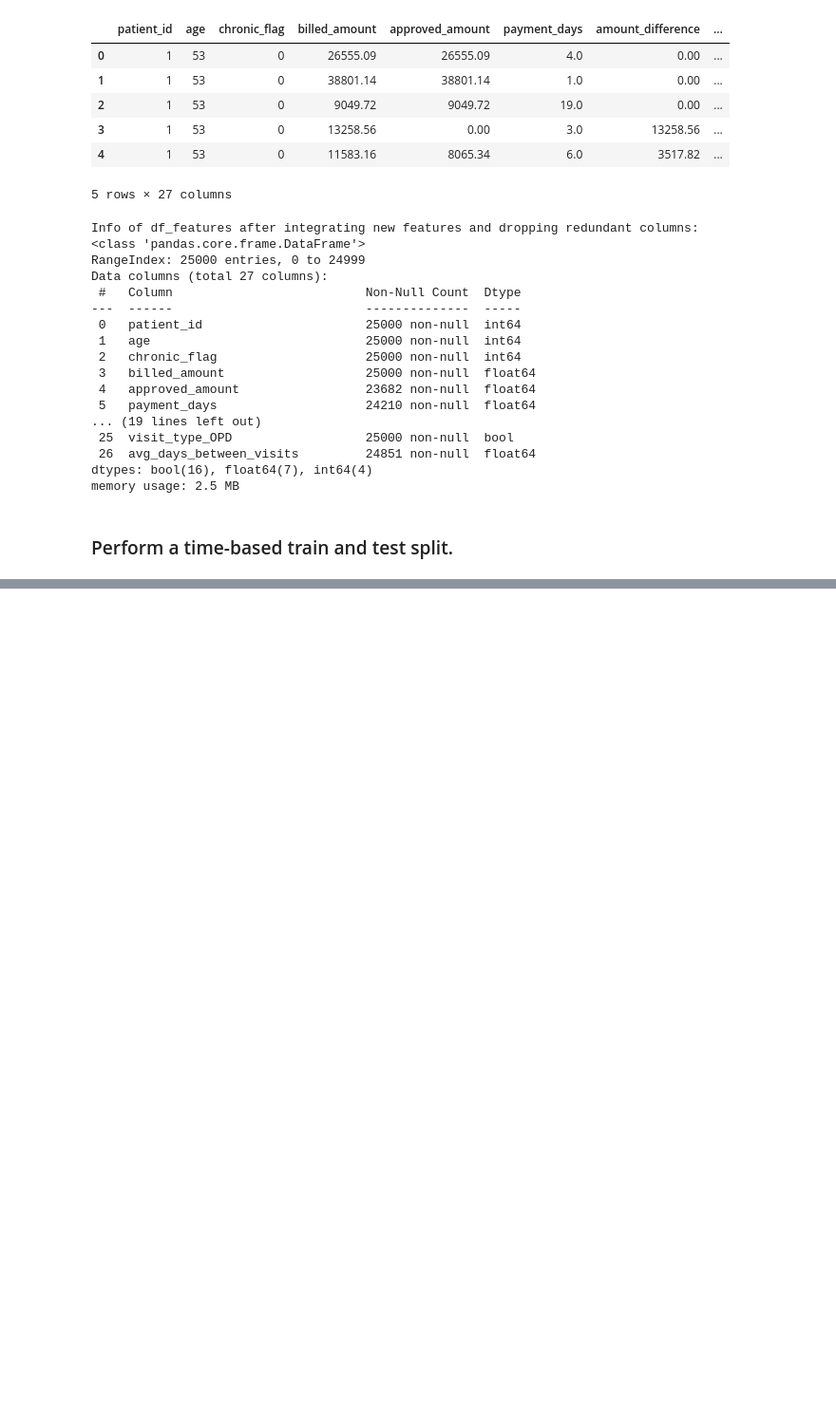
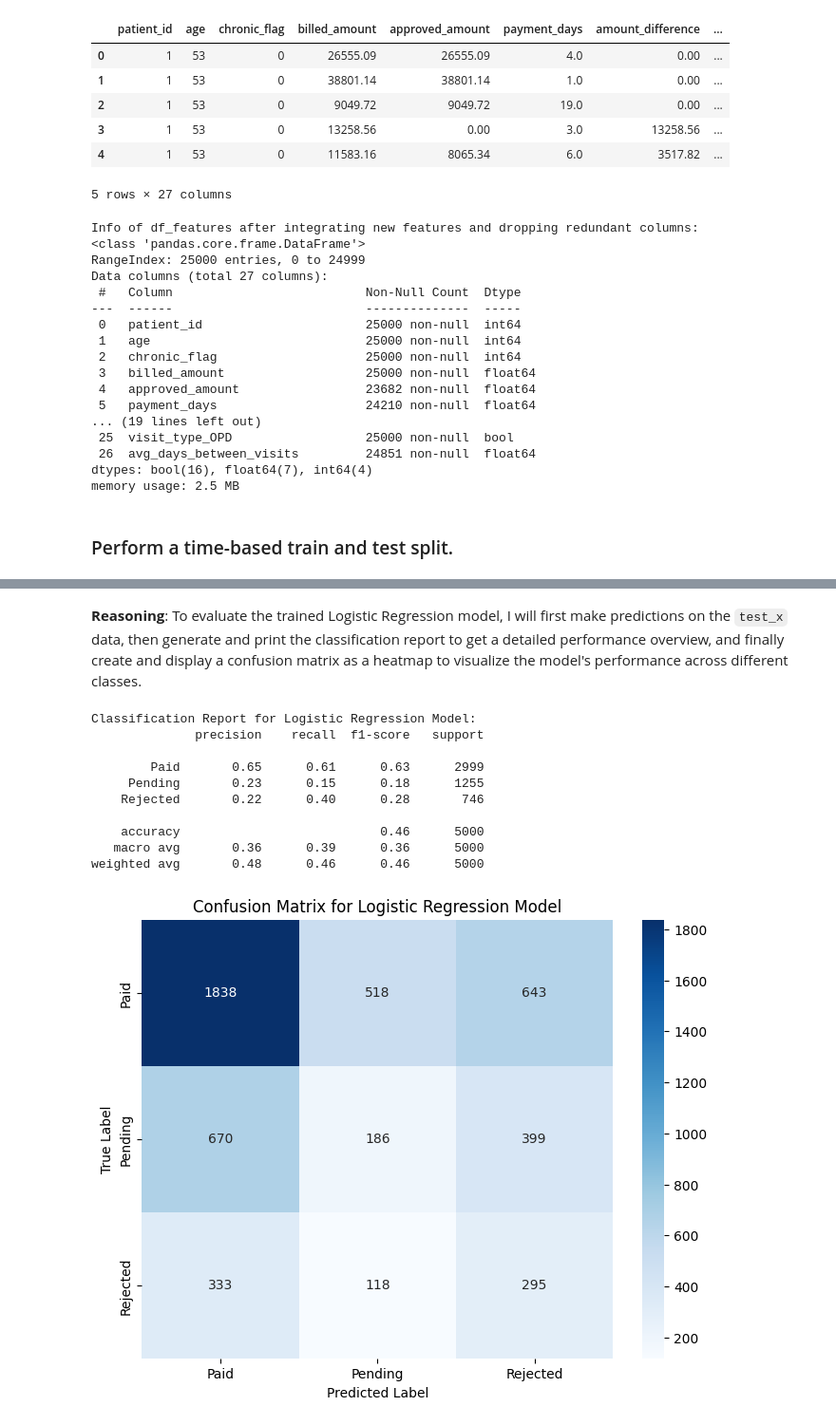
Before and after one commit to rahilkhan-acadmic/APAIML-GradedMiniProject, a Jupyter notebook: capstone/03_claim_model.ipynb, the cells around one changed output, grey strips where cells are left out. Shown at 95% size. Saved outputs shown, nothing was run; the diff lists cells and outputs as text; code cells hidden in the pictures; blank space fills up the shorter version.

```diff
--- a/capstone/03_claim_model.ipynb
+++ b/capstone/03_claim_model.ipynb
@@ -473,0 +694,10 @@ train_X,test_x, train_y, test_y = train_test_split(df_features, df_target, test_
+# %%
+from sklearn.linear_model import LogisticRegression
+
+# Instantiate Logistic Regression model with class_weight='balanced'
+log_reg_model = LogisticRegression(random_state=42, max_iter=1000, class_weight='balanced')
+
+# Fit the model to the resampled training data
+log_reg_model.fit(X_resampled, y_resampled)
+
+print("Logistic Regression model trained successfully on resampled data with balanced class weights.")
@@ -473,0 +711,38 @@ train_X,test_x, train_y, test_y = train_test_split(df_features, df_target, test_
+# %% [markdown]
+**Reasoning**:
+To evaluate the trained Logistic Regression model, I will first make predictions on the `test_x` data, then generate and print the classification report to get a detailed performance overview, and finally create and display a confusion matrix as a heatmap to visualize the model's performance across different classes.
+# %%
+from sklearn.metrics import classification_report, confusion_matrix
+import seaborn as sns
+import matplotlib.pyplot as plt
+
+# 1. Use the trained log_reg_model to make predictions on the test_x features
+y_pred_log_reg = log_reg_model.predict(test_x)
+
+# 2. Generate a classification report
+print("\nClassification Report for Logistic Regression Model:")
+print(classification_report(test_y['claim_status_encoded'], y_pred_log_reg, target_names=le.classes_))
+
+# 3. Create a confusion matrix
+cm_log_reg = confusion_matrix(test_y['claim_status_encoded'], y_pred_log_reg)
+
+# 4. Display the confusion matrix using a heatmap
+plt.figure(figsize=(8, 6))
+sns.heatmap(cm_log_reg, annot=True, fmt='d', cmap='Blues',
+            xticklabels=le.classes_, yticklabels=le.classes_)
+plt.xlabel('Predicted Label')
+plt.ylabel('True Label')
+plt.title('Confusion Matrix for Logistic Regression Model')
+plt.show()
+# %% [output]
+Classification Report for Logistic Regression Model:
+              precision    recall  f1-score   support
+
+        Paid       0.65      0.61      0.63      2999
+     Pending       0.23      0.15      0.18      1255
+    Rejected       0.22      0.40      0.28       746
+
+    accuracy                           0.46      5000
+   macro avg       0.36      0.39      0.36      5000
+weighted avg       0.48      0.46      0.46      5000
+[figure, added]
```
Also changed, not shown: parts of 30 cells of this notebook.
